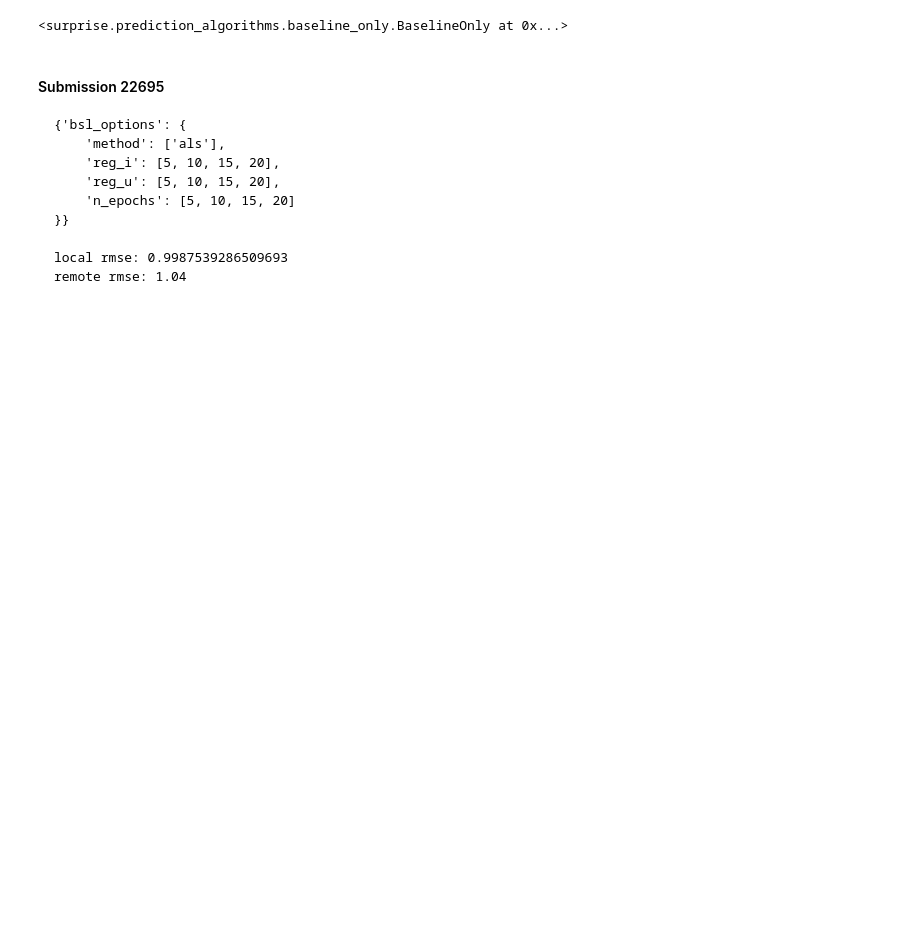
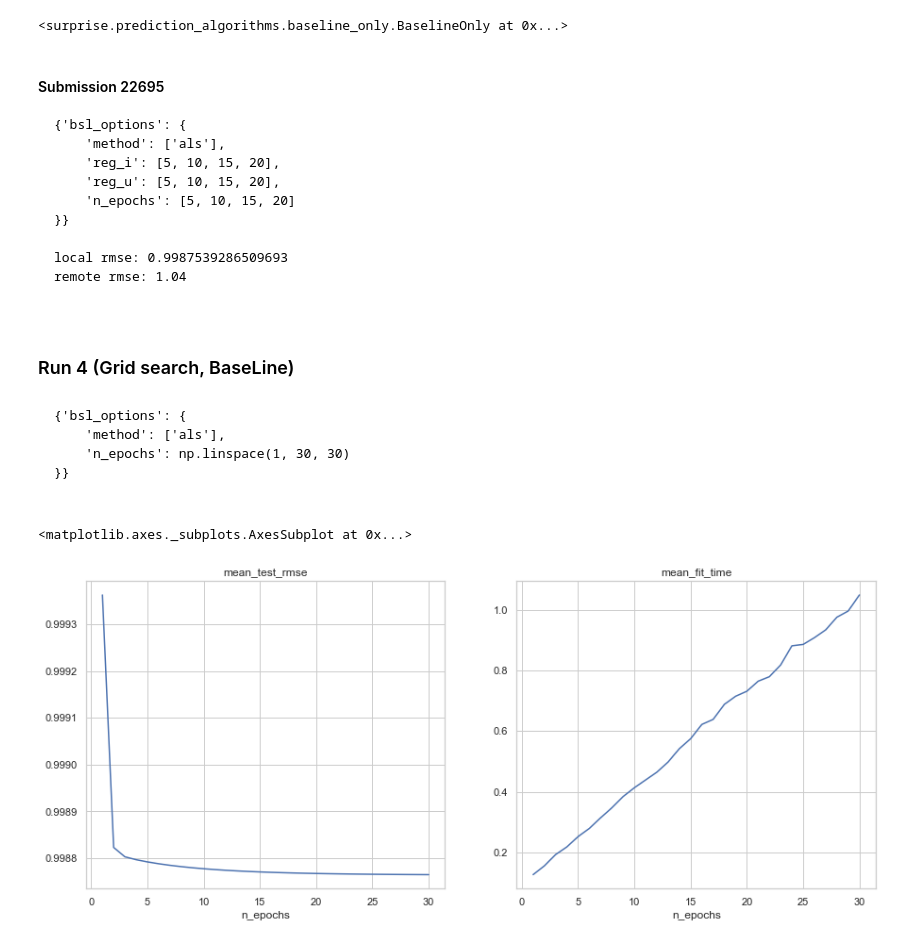
Before and after one commit to justcho5/ml_projects, a Jupyter notebook: project2/AnalyzeResult.ipynb, the cells around one changed output. Saved outputs shown, nothing was run; the diff lists cells and outputs as text; code cells hidden in the pictures; blank space fills up the shorter version.

Commit message:
added analyze result

```diff
--- a/project2/AnalyzeResult.ipynb
+++ b/project2/AnalyzeResult.ipynb
@@ -228,3 +233,23 @@ x = s.create_submission_file(algo, output_file='run_3_grid_search/submission.csv
 
 local rmse: 0.9987539286509693
 remote rmse: 1.04
+# %% [markdown]
+### Run 4 (Grid search, BaseLine)
+# %% [markdown]
+<pre>
+{'bsl_options': {
+    'method': ['als'],
+    'n_epochs': np.linspace(1, 30, 30)
+}}
+# %%
+run_4_gs = pickle.load(open('run_4_grid_search/GridSearch.result', 'rb'))
+results_df = pd.DataFrame.from_dict(run_4_gs.cv_results)
+results_df['n_epochs'] = results_df.params.apply(lambda x: x['bsl_options']['n_epochs'])
+results_df = results_df.set_index('n_epochs')
+fig, axes = plt.subplots(nrows=1, ncols=2, figsize=(15, 6))
+
+results_df.mean_test_rmse.plot.line(ax=axes[0], title='mean_test_rmse')
+results_df.mean_fit_time.plot.line(ax=axes[1], title='mean_fit_time')
+# %% [output]
+<matplotlib.axes._subplots.AxesSubplot at 0x...>
+[figure, added]
```
Also changed, not shown: parts of 5 cells of this notebook.
